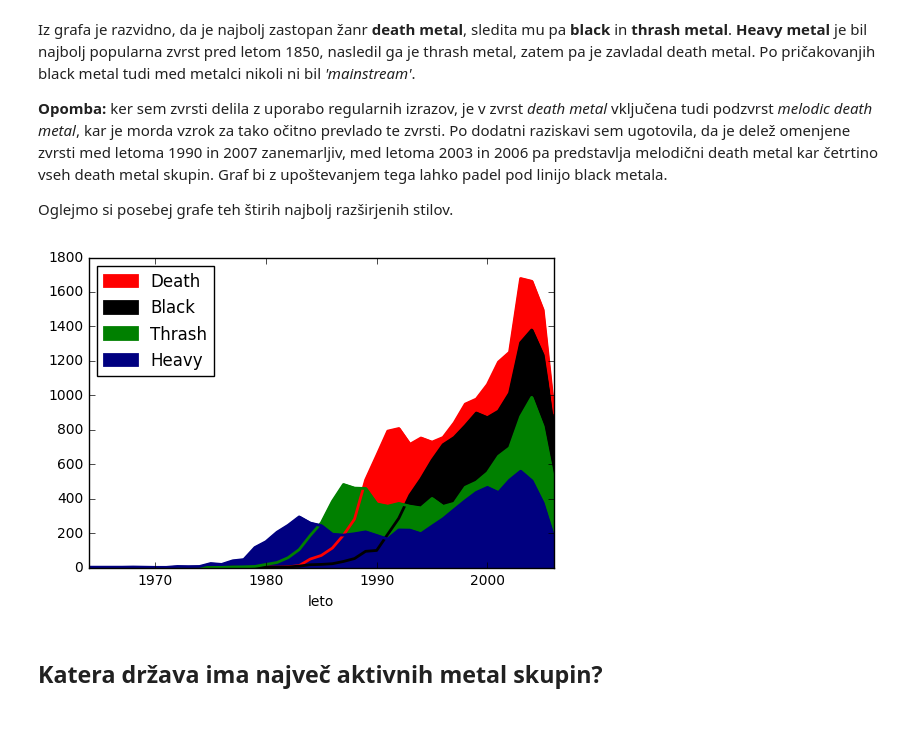
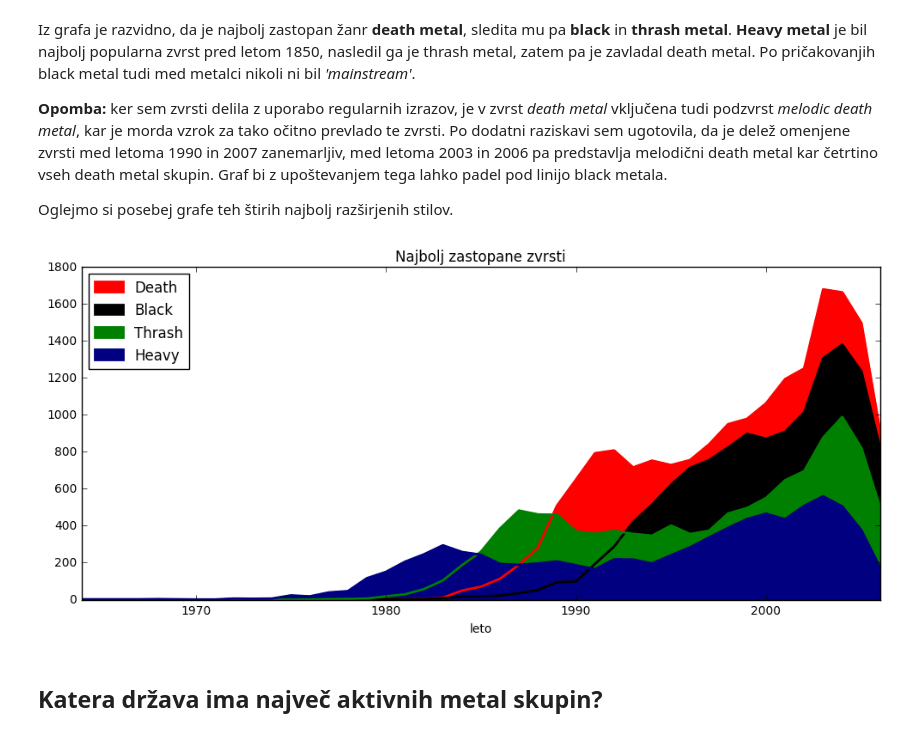
Before and after one commit to h3ll-o-w0rld/Projekt-za-PROG1, a Jupyter notebook: Projekt.ipynb, the cells around one changed output. Saved outputs shown, nothing was run; the diff lists cells and outputs as text; code cells hidden in the pictures.

```diff
--- a/Projekt.ipynb
+++ b/Projekt.ipynb
@@ -94,5 +94,5 @@ barve = 5*[(1.0, 0.0, 0.0), (0.8, 0.1, 0.0), (0.6, 0.0, 0.1),  (0.4, 0.1, 0.0),
          (1.0, 0.0, 1.0), (0.0, 0.0, 0.8), (0.0, 0.0, 0.0), (0.0, 1.0, 1.0), (0.0, 0.2, 0.2),
            (0.3, 0.0, 0.3), (0.4, 0.4, 0.7)]
 for stolpec, barva in zip(omejene_vsote, barve):
-    omejene_vsote[stolpec].plot(kind='line', legend=True, figsize=(18, 12), linewidth=1.6, color=barva)
+    omejene_vsote[stolpec].plot(kind='line', legend=True, figsize=(18, 12), linewidth=1.6, color=barva, title='Ustanovljene skupine po letih glede na zvrst')
 # %% [output]
@@ -107,9 +107,9 @@ Oglejmo si posebej grafe teh štirih najbolj razširjenih stilov.
 # %%
 stiri_zvrsti_barve = [('Death', 'red'), ('Black', 'black'), ('Thrash', 'green'), ('Heavy', 'navy')]
 for zvrst, barva in stiri_zvrsti_barve:
-    omejene_vsote[zvrst].plot(kind='area', legend=True, linewidth=2.0, color=barva)
+    omejene_vsote[zvrst].plot(kind='area', legend=True, linewidth=2.0, figsize=(12, 5), color=barva, title='Najbolj zastopane zvrsti')
 # %% [output]
-[figure, old version]
+[figure, new version]
 # %% [markdown]
 ## Katera država ima največ aktivnih metal skupin?
 # %%
```
Also changed, not shown: parts of 6 cells of this notebook, 2 other files.
